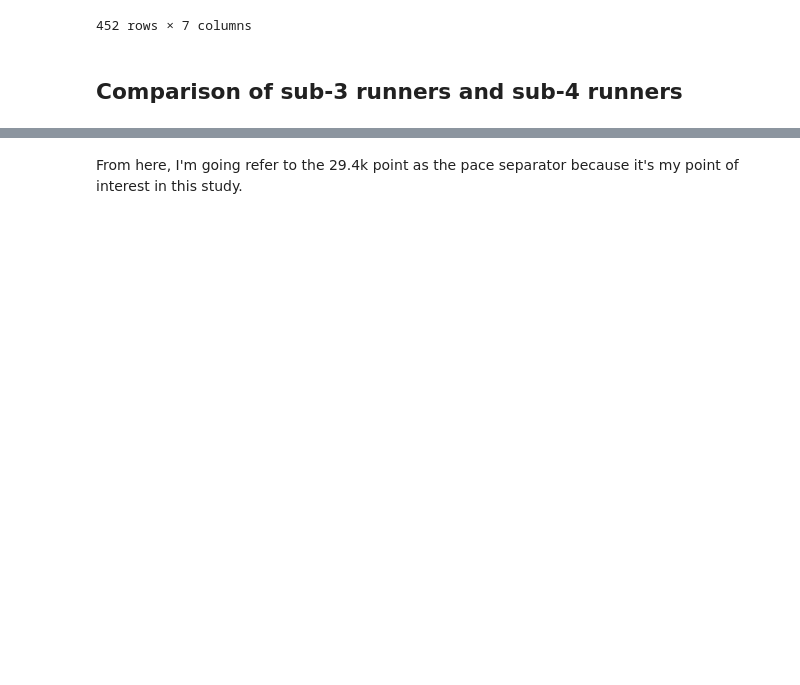
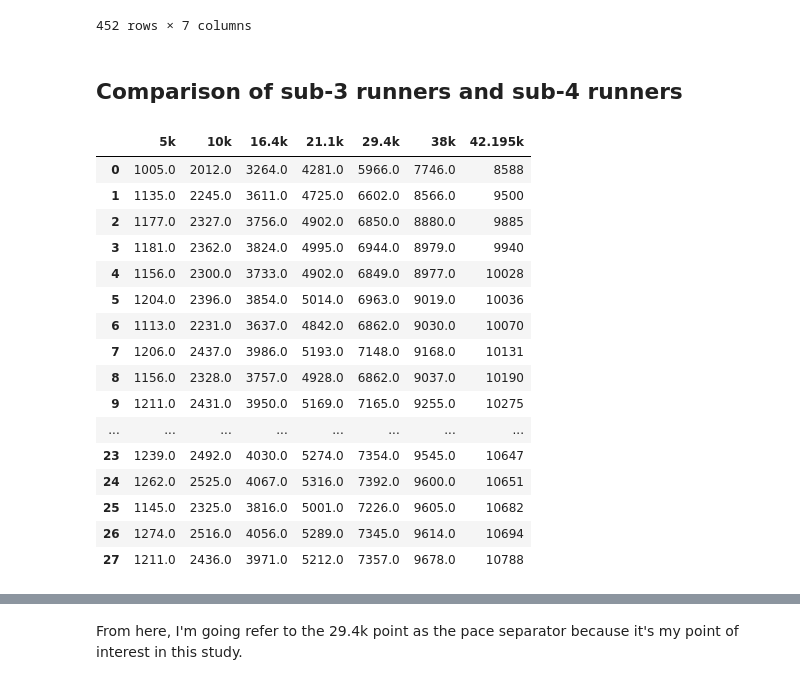
Before and after one commit to 2rara/Jupyter-Notebook, a Jupyter notebook: Reykjavik Marathon 2019 Analyzer.ipynb, the cells around one changed output, grey strips where cells are left out. Cells and saved outputs as stored; diff of their text form; code cells hidden in the pictures; blank space fills up the shorter version.

```diff
--- a/Reykjavik Marathon 2019 Analyzer.ipynb
+++ b/Reykjavik Marathon 2019 Analyzer.ipynb
@@ -189,0 +206,20 @@ sub_four_sec_df = time_to_second(sub_four_df.copy())
+# %%
+sub_three_df
+# %% [output]
+|  | 5k | 10k | 16.4k | 21.1k | 29.4k | 38k | 42.195k |
+| 0 | 1005.0 | 2012.0 | 3264.0 | 4281.0 | 5966.0 | 7746.0 | 8588 |
+| 1 | 1135.0 | 2245.0 | 3611.0 | 4725.0 | 6602.0 | 8566.0 | 9500 |
+| 2 | 1177.0 | 2327.0 | 3756.0 | 4902.0 | 6850.0 | 8880.0 | 9885 |
+| 3 | 1181.0 | 2362.0 | 3824.0 | 4995.0 | 6944.0 | 8979.0 | 9940 |
+| 4 | 1156.0 | 2300.0 | 3733.0 | 4902.0 | 6849.0 | 8977.0 | 10028 |
+| 5 | 1204.0 | 2396.0 | 3854.0 | 5014.0 | 6963.0 | 9019.0 | 10036 |
+| 6 | 1113.0 | 2231.0 | 3637.0 | 4842.0 | 6862.0 | 9030.0 | 10070 |
+| 7 | 1206.0 | 2437.0 | 3986.0 | 5193.0 | 7148.0 | 9168.0 | 10131 |
+| 8 | 1156.0 | 2328.0 | 3757.0 | 4928.0 | 6862.0 | 9037.0 | 10190 |
+| 9 | 1211.0 | 2431.0 | 3950.0 | 5169.0 | 7165.0 | 9255.0 | 10275 |
+| ... | ... | ... | ... | ... | ... | ... | ... |
+| 23 | 1239.0 | 2492.0 | 4030.0 | 5274.0 | 7354.0 | 9545.0 | 10647 |
+| 24 | 1262.0 | 2525.0 | 4067.0 | 5316.0 | 7392.0 | 9600.0 | 10651 |
+| 25 | 1145.0 | 2325.0 | 3816.0 | 5001.0 | 7226.0 | 9605.0 | 10682 |
+| 26 | 1274.0 | 2516.0 | 4056.0 | 5289.0 | 7345.0 | 9614.0 | 10694 |
+| 27 | 1211.0 | 2436.0 | 3971.0 | 5212.0 | 7357.0 | 9678.0 | 10788 |
```
Also changed, not shown: parts of 24 cells of this notebook.
